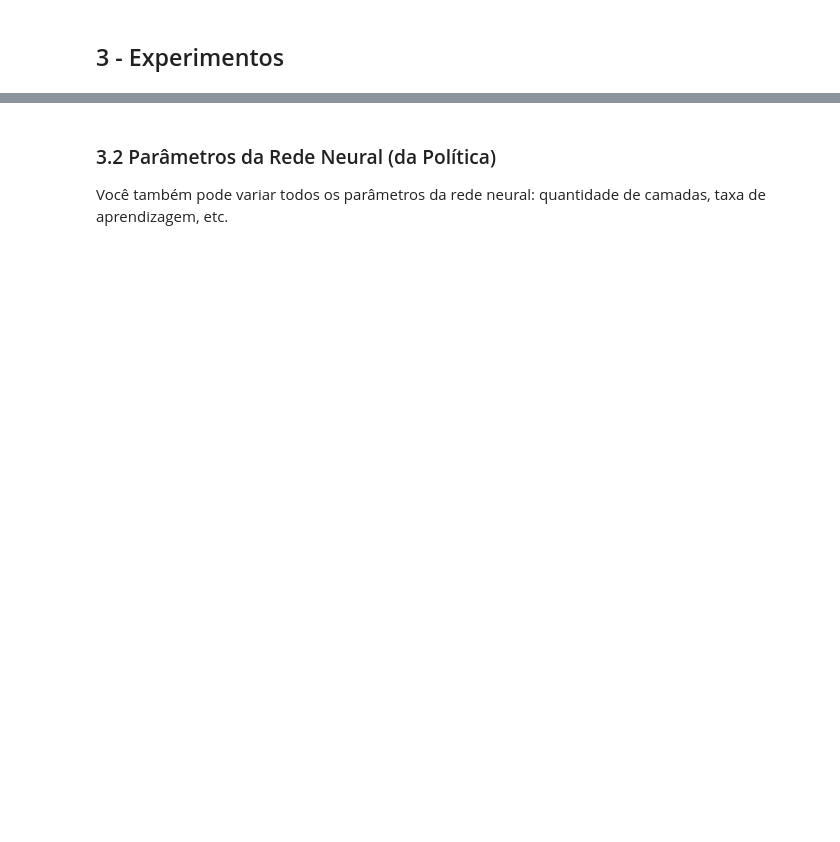
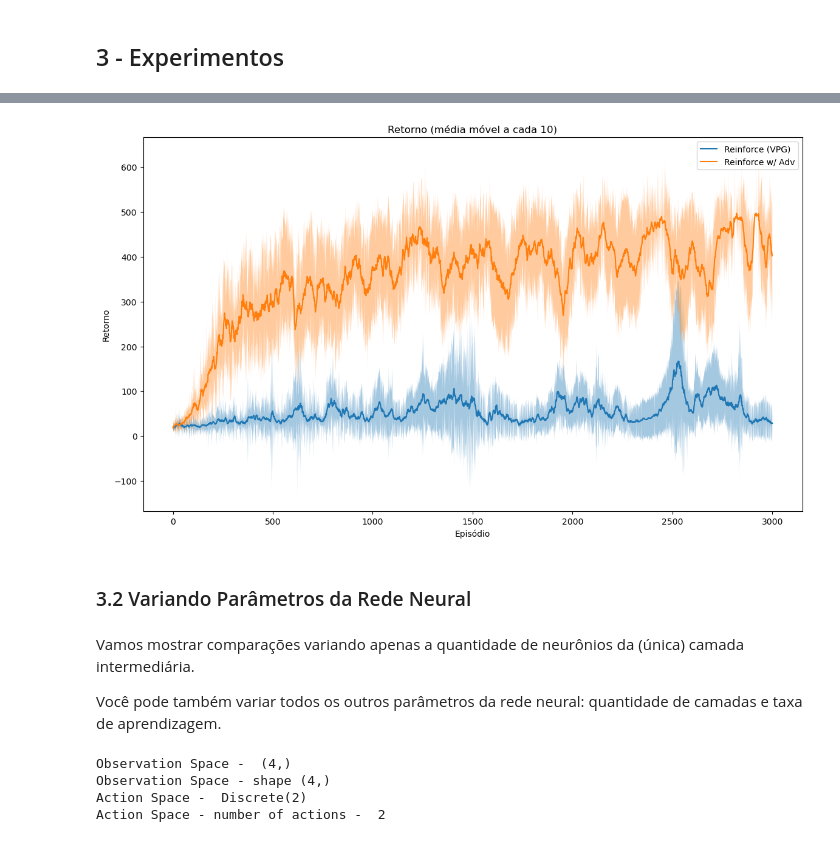
Before and after one commit to pablo-sampaio/rl_facil, a Jupyter notebook: cap08/cap08-main.ipynb, the cells around one changed output, grey strips where cells are left out. Drawn from its saved outputs; the diff is of its cells as text; code cells hidden in the pictures; blank space fills up the shorter version.

```diff
--- a/cap08/cap08-main.ipynb
+++ b/cap08/cap08-main.ipynb
@@ -201,14 +154,25 @@ plot_multiple_results(results, cumulative=False, x_log_scale=False)
+# %%
+plot_multiple_results(results3, cumulative=False, plot_stddev=True)
+# %% [output]
+[figure, added]
+# %% [markdown]
+### 3.2 Variando Parâmetros da Rede Neural
 # %% [markdown]
-### 3.2 Parâmetros da Rede Neural (da Política)
+Vamos mostrar comparações variando apenas a quantidade de neurônios da (única) camada intermediária.
 
-Você também pode variar todos os parâmetros da rede neural: quantidade de camadas, taxa de aprendizagem, etc.
+Você pode também variar todos os outros parâmetros da rede neural: quantidade de camadas e taxa de aprendizagem.
 # %%
-ENV = gym.make("CartPole-v1")
+env = gym.make("CartPole-v1")
 
-NUM_EPISODES = 400
+NUM_EPISODES = 1000
 
-print("Observation Space - ", ENV.observation_space.shape)
-print("Observation Space - shape", ENV.observation_space.shape)
-print("Action Space - ", ENV.action_space)
-print("Action Space - number of actions - ", ENV.action_space.n)
+print("Observation Space - ", env.observation_space.shape)
+print("Observation Space - shape", env.observation_space.shape)
+print("Action Space - ", env.action_space)
+print("Action Space - number of actions - ", env.action_space.n)
+# %% [output]
+Observation Space -  (4,)
+Observation Space - shape (4,)
+Action Space -  Discrete(2)
+Action Space - number of actions -  2
 # %%
```
Also changed, not shown: parts of 28 cells of this notebook, 3 other files.
